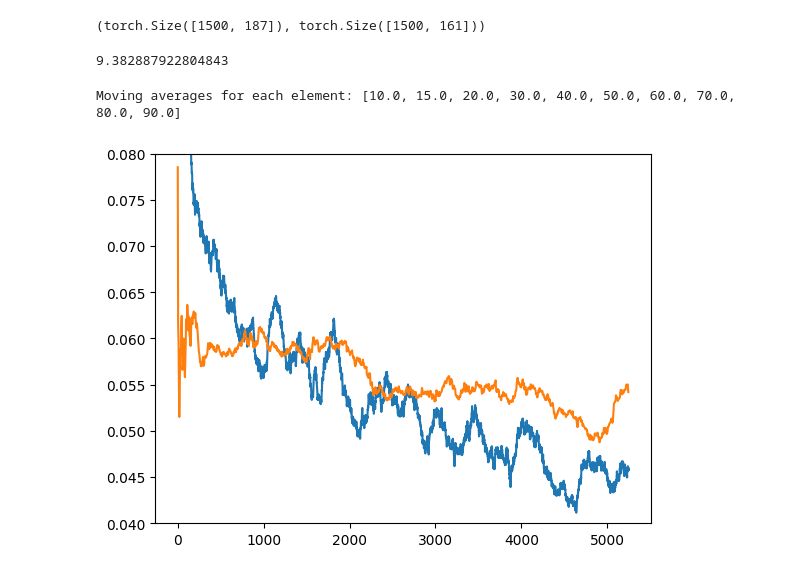
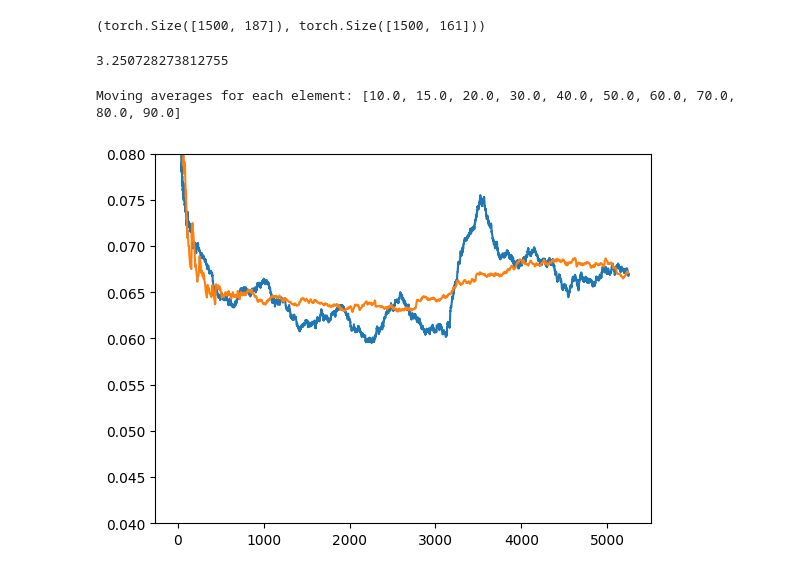
Before and after one commit to KristofferGus/AI-modeling, a Jupyter notebook: project.ipynb, the cells around one changed output. Saved outputs shown, nothing was run; the diff lists cells and outputs as text; code cells hidden in the pictures.

```diff
--- a/project.ipynb
+++ b/project.ipynb
@@ -309,13 +308,12 @@ batch_size = 8
 num_epochs = 6
 wd = 0.00001
 # %%
-model_name = "model1.pth"
+model_name = "model_cho.pth"
 
-
-if not os.path.exists(model_name):
-    model = NextTokenPredictorEncoded(eng_vocab_size, swe_vocab_size,embed_size,
-                                      generator_hidden_size,generator_hidden_context_size,
-                                      generator_depth,generator_context_depth, drop_rate).to(device)
+model_args = (eng_vocab_size, swe_vocab_size, en_embed_size, de_embed_size,
+                                      en_hidden_size, de_hidden_size, de_depth, en_depth, drop_rate)
+if not os.path.exists(model_name) or True:
+    model = NextTokenPredictorEncoded(*model_args).to(device)
 
 
     train_loader = DataLoader(TensorDataset(train_eng, train_swe), batch_size=batch_size, shuffle=True)
@@ -380,9 +378,7 @@ if not os.path.exists(model_name):
                 val_losses.append(loss)
 
     torch.save({"model": model.state_dict(),
-                "model_args": [eng_vocab_size, swe_vocab_size,embed_size,
-                                      generator_hidden_size,generator_hidden_context_size,
-                                      generator_depth,generator_context_depth, drop_rate],
+                "model_args": model_args,
                 "train_losses": train_losses,
                 "val_losses": val_losses},
                 model_name)
@@ -408,10 +404,9 @@ def calculate_perplexity(model, dataloader, device):
             inputs, targets = inputs.to(device), targets.to(device)
             encodings = model.forward_context(inputs)
             preds = model.forward(encodings, targets)
-            a = preds[:, :, :]
-            b = swe_text[:,:]
-            if a.shape[0] == b.shape[0]:
-                metric.update(a, b)
+
+            if preds.shape[0] == targets.shape[0]:
+                metric.update(preds, targets)
                 perplexity = metric.compute()
                 perplexities.append(perplexity.item())
             else:
@@ -425,7 +420,7 @@ if not os.path.exists(model_name[:-4] + "_p.pth"):
 p = torch.load(model_name[:-4] + "_p.pth")
 p
 # %% [output]
-9.382887922804843
+3.250728273812755
 # %%
 def moving_average(data, window_size):
     moving_averages = []
@@ -447,13 +442,13 @@ Moving averages for each element: [10.0, 15.0, 20.0, 30.0, 40.0, 50.0, 60.0, 70.
 # %%
 
 
-plt.plot((range(len(train_losses))), moving_average(train_losses, 150))
+plt.plot((range(len(train_losses))), moving_average(train_losses, 400))
 x = [int(a * len(train_losses) / len(val_losses)) for a in range(len(val_losses))]
-plt.plot(x, moving_average(val_losses, 150))
+plt.plot(x, moving_average(val_losses, 400))
 plt.ylim(0.04, 0.08)
 plt.show()
 # %% [output]
-[figure, old version]
+[figure, new version]
 # %%
 
 def select_from_topk(input_tensor, k):
```
Also changed, not shown: parts of 4 cells of this notebook.
